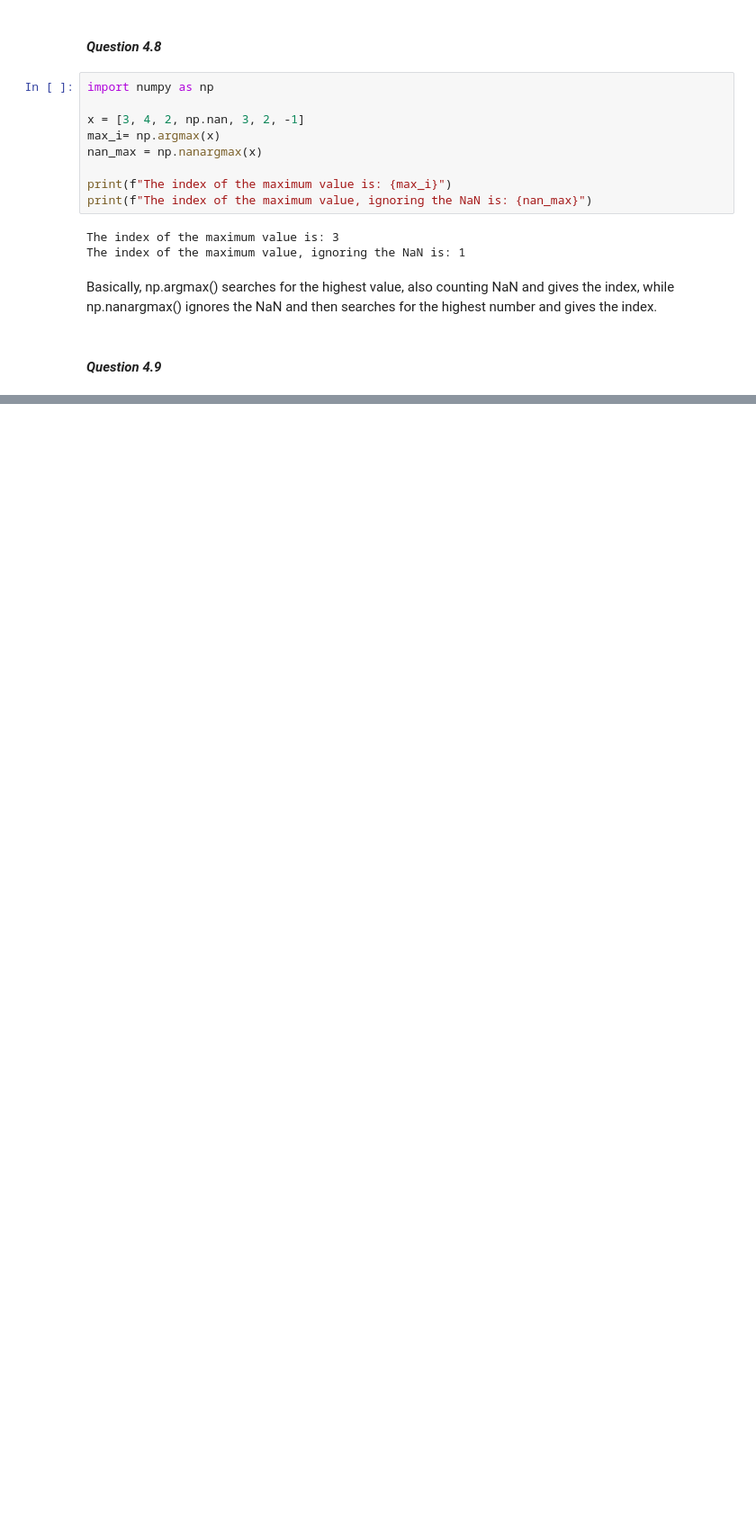
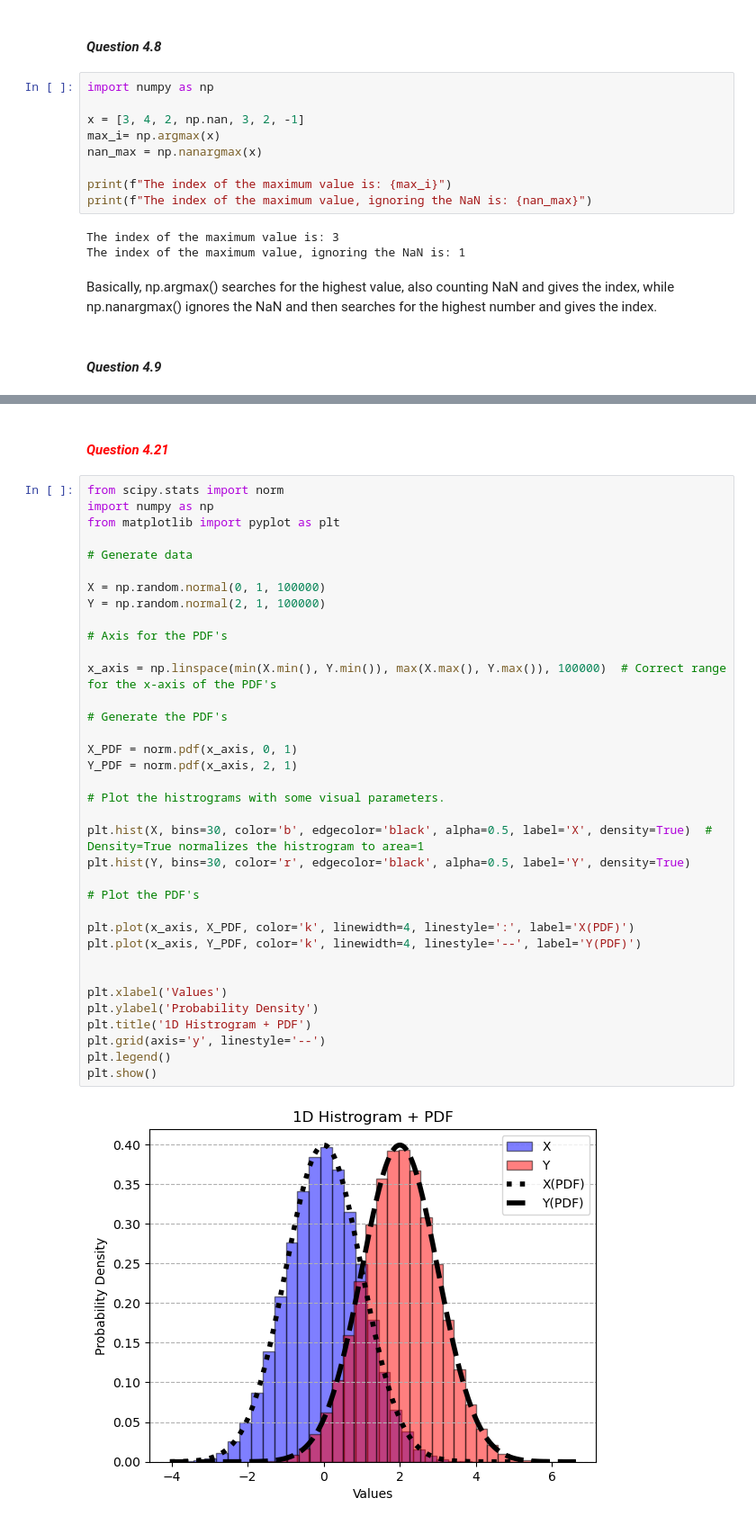
Before and after one commit to lklingens/PROGNUM-repo, a Jupyter notebook: Task4/Answers_week4.ipynb, the cells around one changed output, grey strips where cells are left out. Shown at 90% size. Saved outputs shown, nothing was run; the diff lists cells and outputs as text; blank space fills up the shorter version.

```diff
--- a/Task4/Answers_week4.ipynb
+++ b/Task4/Answers_week4.ipynb
@@ -224,0 +370,40 @@ NameError: name 'condition' is not defined
+# %% [markdown]
+#### <span style="color:red"> *Question 4.21*
+# %%
+from scipy.stats import norm
+import numpy as np
+from matplotlib import pyplot as plt
+
+# Generate data
+
+X = np.random.normal(0, 1, 100000)
+Y = np.random.normal(2, 1, 100000)
+
+# Axis for the PDF's
+
+x_axis = np.linspace(min(X.min(), Y.min()), max(X.max(), Y.max()), 100000)  # Correct range for the x-axis of the PDF's
+
+# Generate the PDF's
+
+X_PDF = norm.pdf(x_axis, 0, 1)
+Y_PDF = norm.pdf(x_axis, 2, 1)
+
+# Plot the histrograms with some visual parameters.
+
+plt.hist(X, bins=30, color='b', edgecolor='black', alpha=0.5, label='X', density=True)  # Density=True normalizes the histrogram to area=1
+plt.hist(Y, bins=30, color='r', edgecolor='black', alpha=0.5, label='Y', density=True)
+
+# Plot the PDF's
+
+plt.plot(x_axis, X_PDF, color='k', linewidth=4, linestyle=':', label='X(PDF)')
+plt.plot(x_axis, Y_PDF, color='k', linewidth=4, linestyle='--', label='Y(PDF)')
+
+
+plt.xlabel('Values')
+plt.ylabel('Probability Density')
+plt.title('1D Histrogram + PDF')
+plt.grid(axis='y', linestyle='--')
+plt.legend()
+plt.show()
+# %% [output]
+[figure, added]
```
Also changed, not shown: parts of 21 cells of this notebook, 4 other files.
